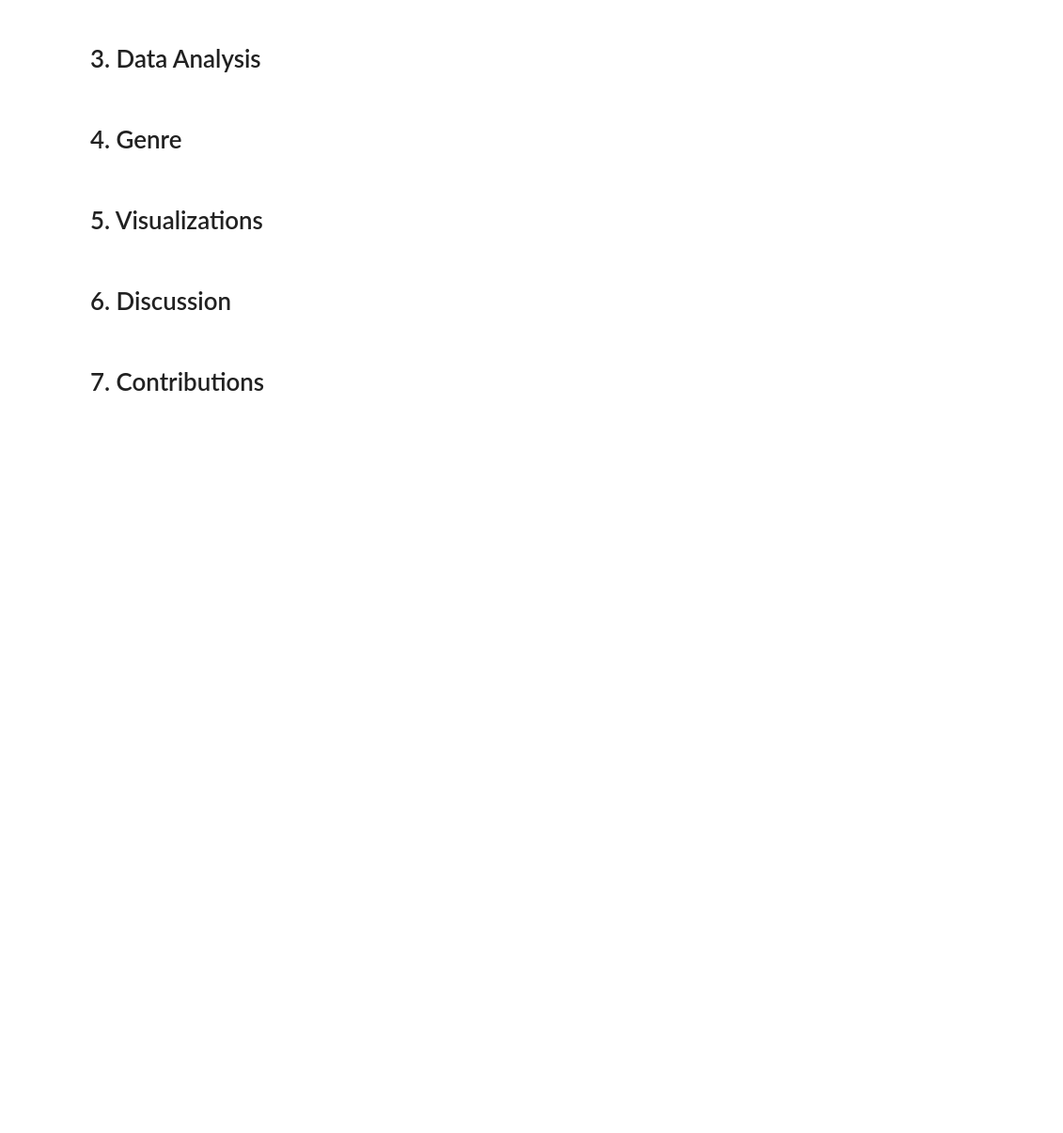
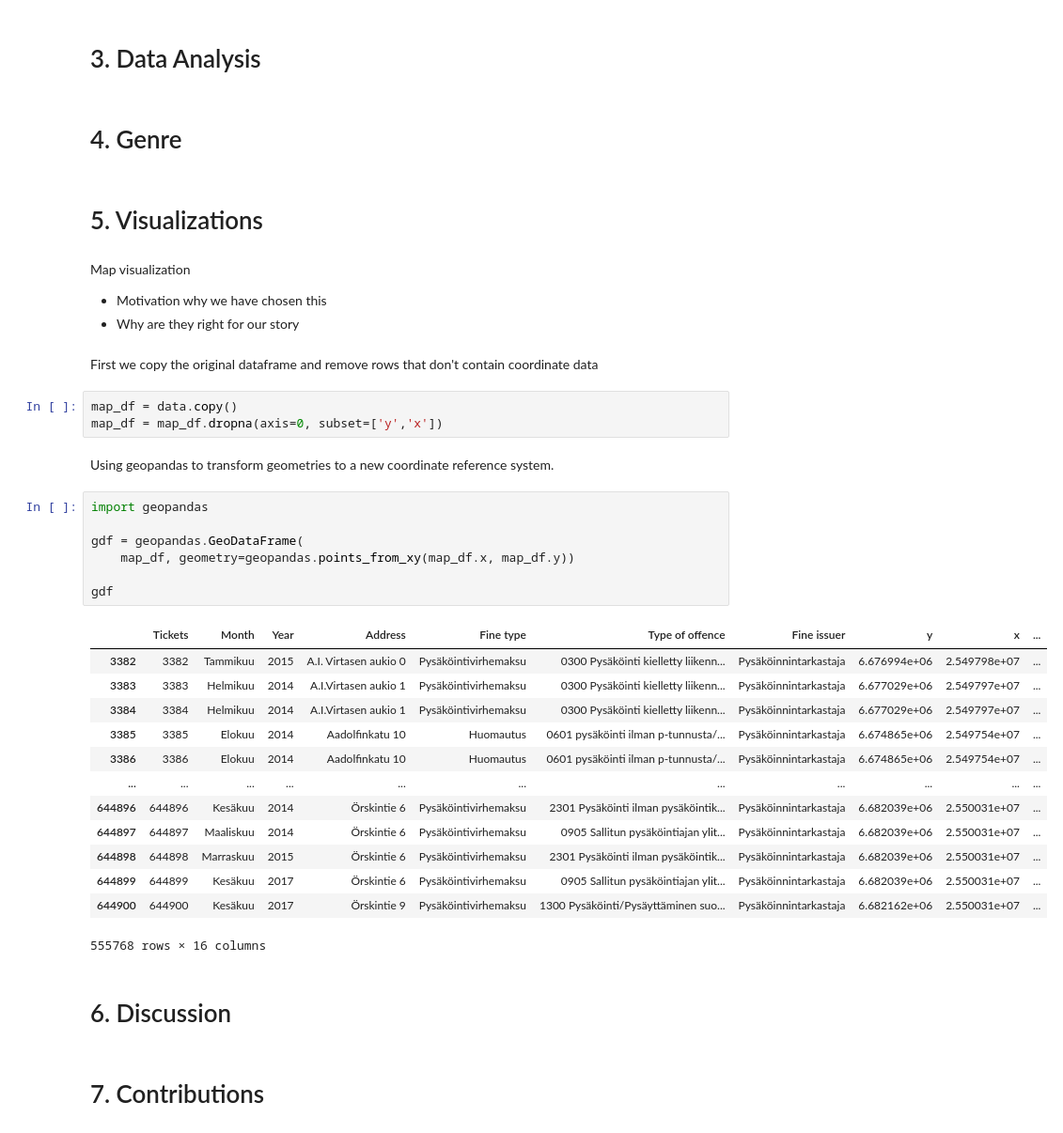
Before and after one commit to Valdde/valdde.github.io, a Jupyter notebook: Final project.ipynb, the cells around one changed output. Shown at 94% size. Drawn from its saved outputs; the diff is of its cells as text; blank space fills up the shorter version.

Commit message:
adding first lines of code for map visualizations :)

```diff
--- a/Final project.ipynb
+++ b/Final project.ipynb
@@ -102,6 +102,38 @@ data.replace({"Poliisi" : "Police", "Pysäköinnintarkastaja" : "Parking inspect
 # 4. Genre
 # %% [markdown]
 # 5. Visualizations
+# %% [markdown]
+Map visualization
+- Motivation why we have chosen this
+- Why are they right for our story
+# %% [markdown]
+First we copy the original dataframe and remove rows that don't contain coordinate data
+# %%
+map_df = data.copy()
+map_df = map_df.dropna(axis=0, subset=['y','x'])
+# %% [markdown]
+Using geopandas to transform geometries to a new coordinate reference system.
+# %%
+import geopandas
+
+gdf = geopandas.GeoDataFrame(
+    map_df, geometry=geopandas.points_from_xy(map_df.x, map_df.y))
+
+gdf
+# %% [output]
+|  | Tickets | Month | Year | Address | Fine type | Type of offence | Fine issuer | y | x | ... |
+| 3382 | 3382 | Tammikuu | 2015 | A.I. Virtasen aukio 0 | Pysäköintivirhemaksu | 0300 Pysäköinti kielletty liikenn... | Pysäköinnintarkastaja | 6.676994e+06 | 2.549798e+07 | ... |
+| 3383 | 3383 | Helmikuu | 2014 | A.I.Virtasen aukio 1 | Pysäköintivirhemaksu | 0300 Pysäköinti kielletty liikenn... | Pysäköinnintarkastaja | 6.677029e+06 | 2.549797e+07 | ... |
+| 3384 | 3384 | Helmikuu | 2014 | A.I.Virtasen aukio 1 | Pysäköintivirhemaksu | 0300 Pysäköinti kielletty liikenn... | Pysäköinnintarkastaja | 6.677029e+06 | 2.549797e+07 | ... |
+| 3385 | 3385 | Elokuu | 2014 | Aadolfinkatu 10 | Huomautus | 0601 pysäköinti ilman p-tunnusta/... | Pysäköinnintarkastaja | 6.674865e+06 | 2.549754e+07 | ... |
+| 3386 | 3386 | Elokuu | 2014 | Aadolfinkatu 10 | Huomautus | 0601 pysäköinti ilman p-tunnusta/... | Pysäköinnintarkastaja | 6.674865e+06 | 2.549754e+07 | ... |
+| ... | ... | ... | ... | ... | ... | ... | ... | ... | ... | ... |
+| 644896 | 644896 | Kesäkuu | 2014 | Örskintie 6 | Pysäköintivirhemaksu | 2301 Pysäköinti ilman pysäköintik... | Pysäköinnintarkastaja | 6.682039e+06 | 2.550031e+07 | ... |
+| 644897 | 644897 | Maaliskuu | 2014 | Örskintie 6 | Pysäköintivirhemaksu | 0905 Sallitun pysäköintiajan ylit... | Pysäköinnintarkastaja | 6.682039e+06 | 2.550031e+07 | ... |
+| 644898 | 644898 | Marraskuu | 2015 | Örskintie 6 | Pysäköintivirhemaksu | 2301 Pysäköinti ilman pysäköintik... | Pysäköinnintarkastaja | 6.682039e+06 | 2.550031e+07 | ... |
+| 644899 | 644899 | Kesäkuu | 2017 | Örskintie 6 | Pysäköintivirhemaksu | 0905 Sallitun pysäköintiajan ylit... | Pysäköinnintarkastaja | 6.682039e+06 | 2.550031e+07 | ... |
+| 644900 | 644900 | Kesäkuu | 2017 | Örskintie 9 | Pysäköintivirhemaksu | 1300 Pysäköinti/Pysäyttäminen suo... | Pysäköinnintarkastaja | 6.682162e+06 | 2.550031e+07 | ... |
+555768 rows × 16 columns
 # %% [markdown]
 # 6. Discussion
 # %% [markdown]
```
